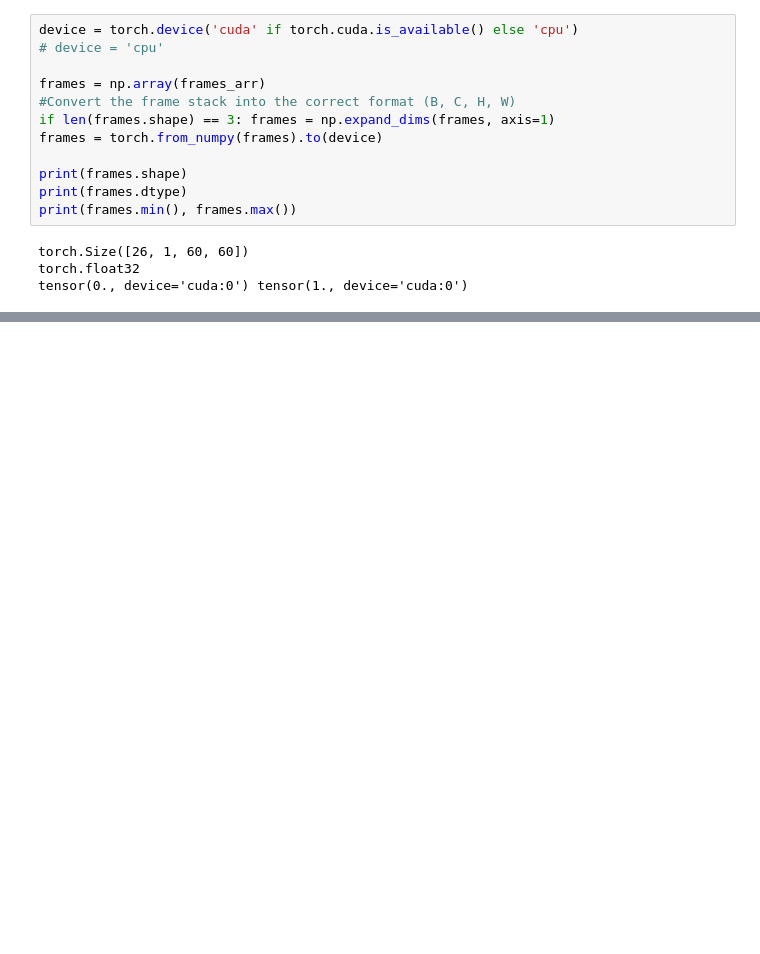
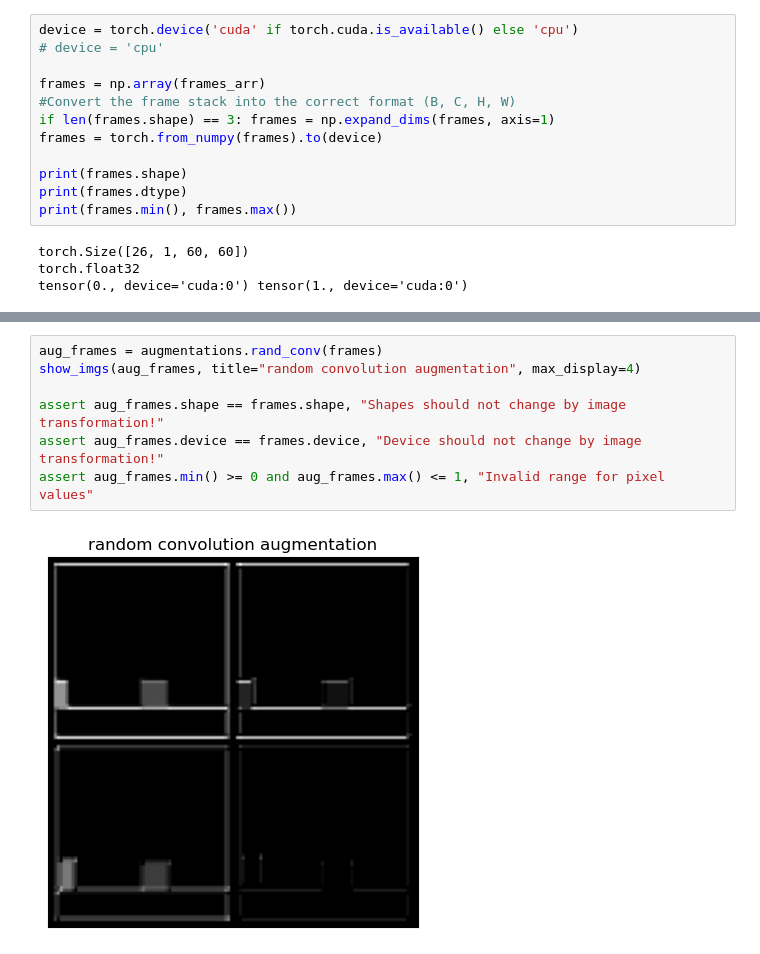
Before and after one commit to manusimidt/jku_master_thesis, a Jupyter notebook: visualize_augmentations.ipynb, the cells around one changed output, grey strips where cells are left out. Saved outputs shown, nothing was run; the diff lists cells and outputs as text; blank space fills up the shorter version.

```diff
--- a/visualize_augmentations.ipynb
+++ b/visualize_augmentations.ipynb
@@ -101,3 +101,12 @@ assert aug_frames.min() >= 0 and aug_frames.max() <= 1, "Invalid range for pixel
+# %%
+aug_frames = augmentations.rand_conv(frames)
+show_imgs(aug_frames, title="random convolution augmentation", max_display=4)
+
+assert aug_frames.shape == frames.shape, "Shapes should not change by image transformation!"
+assert aug_frames.device == frames.device, "Device should not change by image transformation!"
+assert aug_frames.min() >= 0 and aug_frames.max() <= 1, "Invalid range for pixel values"
+# %% [output]
+[figure, added]
 # %%
 aug_frames = augmentations.gaussian_blur(frames, kernel_size=3, sigma=0.6)
 show_imgs(aug_frames, title="gaussian blur augmentation", max_display=4)
```
Also changed, not shown: parts of 8 cells of this notebook, 5 other files.
